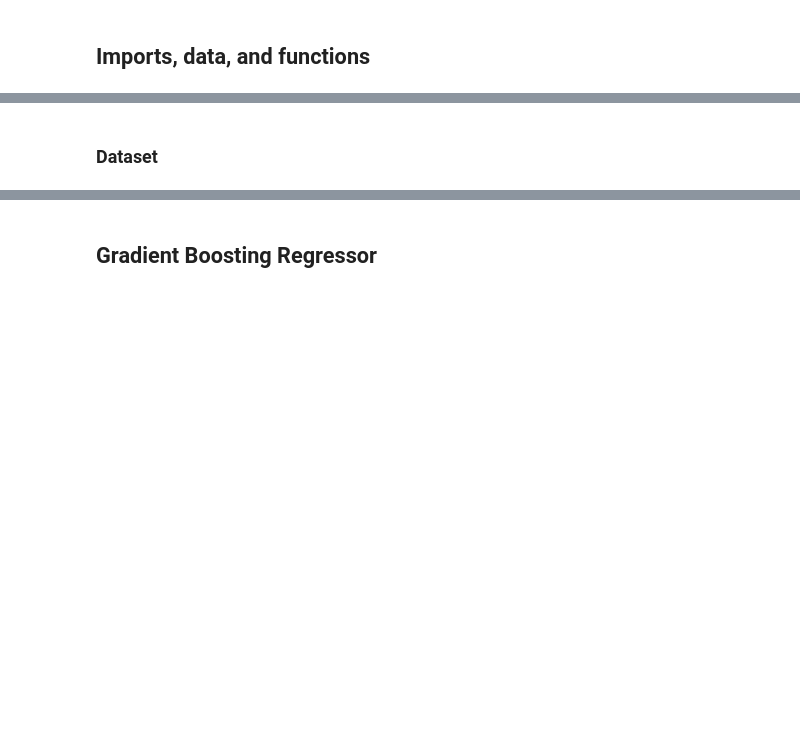
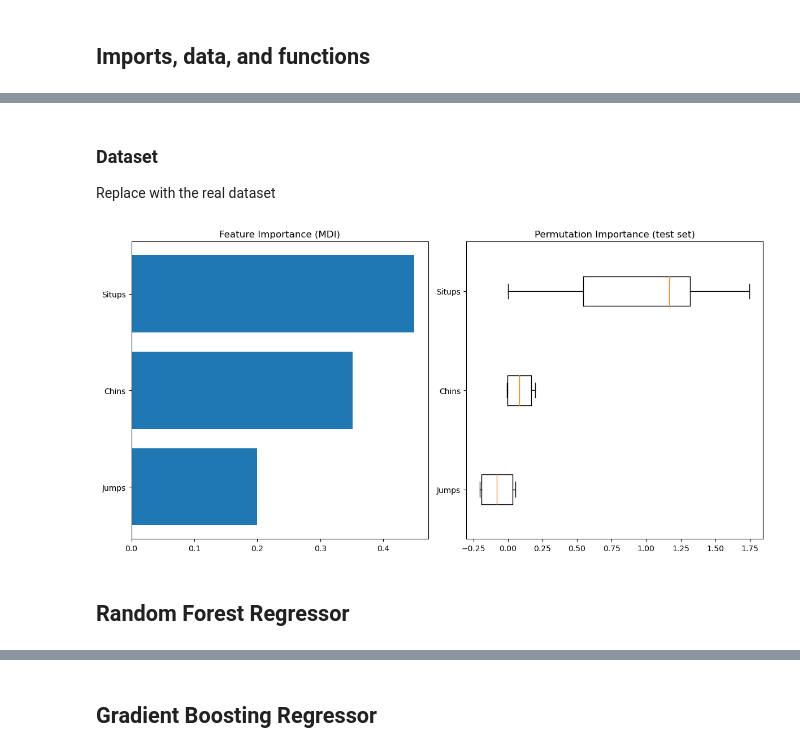
Before and after one commit to krisvals/FYS4155_Projects, a Jupyter notebook: Project3/Regression.ipynb, the cells around one changed output, grey strips where cells are left out. Drawn from its saved outputs; the diff is of its cells as text; code cells hidden in the pictures; blank space fills up the shorter version.

Commit message:
Random forest and gradient boosting regressor

```diff
--- a/Project3/Regression.ipynb
+++ b/Project3/Regression.ipynb
@@ -22,2 +17,0 @@ StandardScaler()
-# %% [markdown]
-### Dataset
@@ -29,0 +18,41 @@ scaler.fit(X_train)
+# %% [markdown]
+### Dataset
+
+Replace with the real dataset
+# %%
+from sklearn.datasets import load_linnerud
+linnerrud = load_linnerud()
+X = linnerrud.data
+y = linnerrud.target[:, 0]
+
+X_train, X_test, y_train, y_test=train_test_split(X,y,train_size = 0.8, test_size=0.2)
+scaler = StandardScaler()
+X_train = scaler.fit_transform(X_train)
+X_test = scaler.transform(X_test)
+
+# Illustration of dataset. Taken from "https://scikit-learn.org/stable/auto_examples/ensemble/plot_gradient_boosting_regression"
+from sklearn.inspection import permutation_importance
+reg = GradientBoostingRegressor(random_state=1)
+#reg = RandomForestRegressor(random_state=1)
+reg.fit(X_train, y_train)
+feature_importance = reg.feature_importances_
+sorted_idx = np.argsort(feature_importance)
+pos = np.arange(sorted_idx.shape[0]) + 0.5
+
+fig = plt.figure(figsize=(12, 6))
+plt.subplot(1, 2, 1)
+plt.barh(pos, feature_importance[sorted_idx], align="center")
+plt.yticks(pos, np.array(linnerrud.feature_names)[sorted_idx])
+plt.title("Feature Importance (MDI)")
+result = permutation_importance(reg, X_test, y_test, n_repeats=10, random_state=42, n_jobs=2)
+sorted_idx = result.importances_mean.argsort()
+
+plt.subplot(1, 2, 2)
+plt.boxplot(result.importances[sorted_idx].T, vert=False,labels=np.array(linnerrud.feature_names)[sorted_idx])
+plt.title("Permutation Importance (test set)")
+fig.tight_layout()
+plt.show()
+# %% [output]
+[figure, added]
+# %% [markdown]
+## Random Forest Regressor
```
Also changed, not shown: parts of 8 cells of this notebook.
